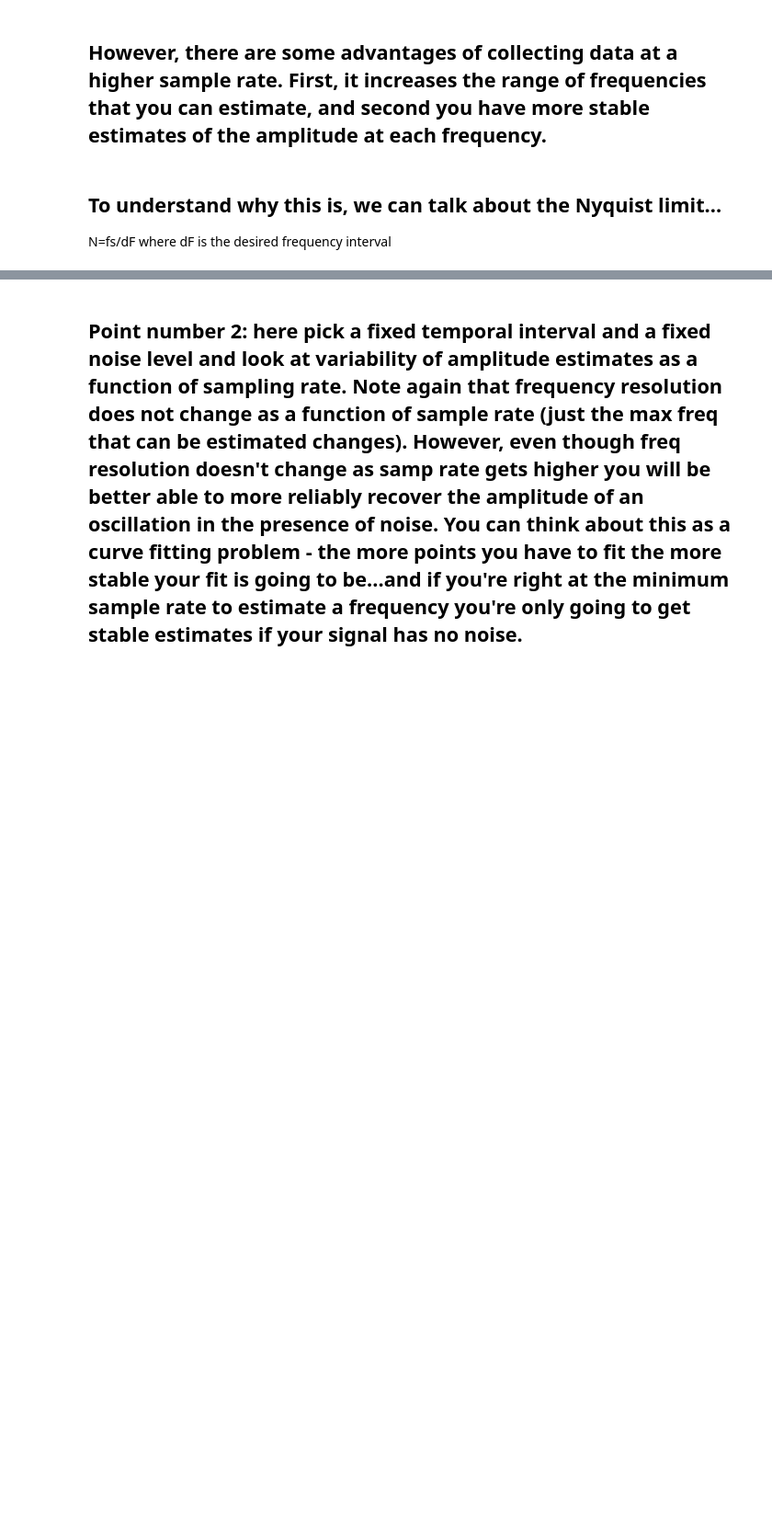
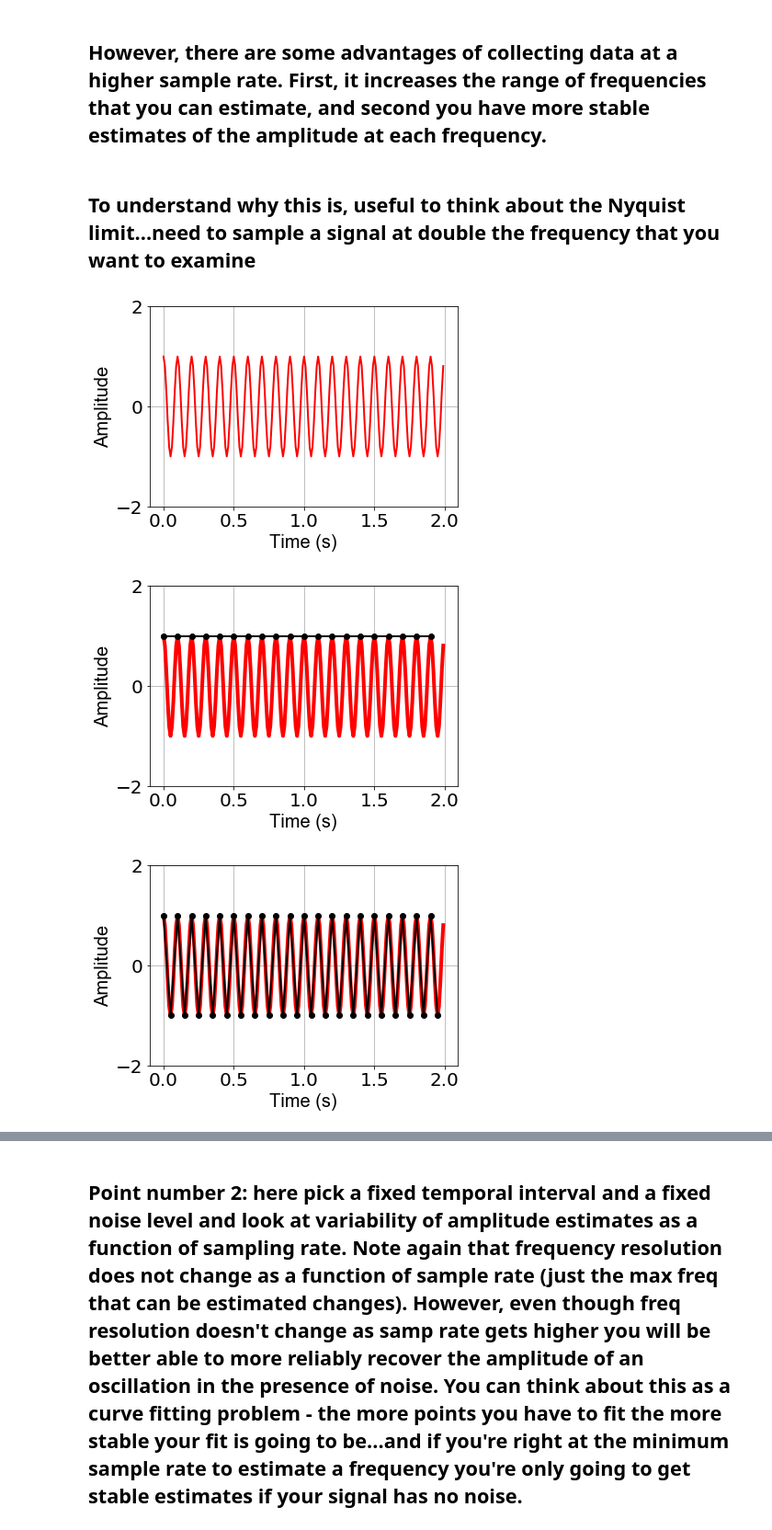
Before and after one commit to TimCSheehan/dev, a Jupyter notebook: Tutorial020_BasicsFFT.ipynb, the cells around one changed output, grey strips where cells are left out. Shown: that part at 92% size. Drawn from its saved outputs; the diff is of its cells as text; code cells hidden in the pictures; blank space fills up the shorter version.

```diff
--- a/Tutorial020_BasicsFFT.ipynb
+++ b/Tutorial020_BasicsFFT.ipynb
@@ -189,5 +190,47 @@ plt.show()
 # %% [markdown]
 ## However, there are some advantages of collecting data at a higher sample rate. First, it increases the range of frequencies that you can estimate, and second you have more stable estimates of the amplitude at each frequency.
 # %% [markdown]
-## To understand why this is, we can talk about the Nyquist limit...
-N=fs/dF where dF is the desired frequency interval
+## To understand why this is, useful to think about the Nyquist limit...need to sample a signal at double the frequency that you want to examine
+# %%
+# watch what happens to the data as sr changes and where its sampled and also the x-axis on the freq plots
+sr = 100                        # samp rate in Hz make it high and then we'll downsample to demonstrate.
+f = 10                          # frequency of signal
+tmax = 2                        # duration of signal, in s
+dt = 1/sr                       # time step, reciprocal of the sr
+t = np.arange(0,tmax,dt)        # time axis
+
+# make a cos wave
+sw = np.cos(2*pi*f*t)
+
+# plot the raw signal
+plt.plot(t, sw, 'r-', linewidth = 2)    # specify x,y data...convert rad to deg for x-axis
+plt.xlabel('Time (s)', **fig_font)
+plt.ylabel('Amplitude', **fig_font)
+plt.xticks(np.arange(0,tmax+.5,.5), color='k', size=20)
+plt.yticks((-2,0,2), color='k', size=20)
+plt.grid(1)
+plt.show()
+
+# then plot samples at 10Hz (or 1 sample every 10 data points)
+plt.plot(t, sw, 'r-', linewidth = 4)                # plot the original data
+plt.plot(t[::10], sw[::10], 'ko-', linewidth = 2)    # plot every tenth point to mimic a sr of 10Hz
+plt.xlabel('Time (s)', **fig_font)
+plt.ylabel('Amplitude', **fig_font)
+plt.xticks(np.arange(0,tmax+.5,.5), color='k', size=20)
+plt.yticks((-2,0,2), color='k', size=20)
+plt.grid(1)
+plt.show()
+
+# then plot samples at 20Hz (or 1 sample every 5 data points)
+plt.plot(t, sw, 'r-', linewidth = 4)                # plot the original data
+plt.plot(t[::5], sw[::5], 'ko-', linewidth = 2)    # plot every tenth point to mimic a sr of 10Hz
+plt.xlabel('Time (s)', **fig_font)
+plt.ylabel('Amplitude', **fig_font)
+plt.xticks(np.arange(0,tmax+.5,.5), color='k', size=20)
+plt.yticks((-2,0,2), color='k', size=20)
+plt.grid(1)
+plt.show()
+# %% [output]
+[figure, added]
+[figure, added]
+[figure, added]
```
Also changed, not shown: parts of 12 cells of this notebook, 1 other file.
